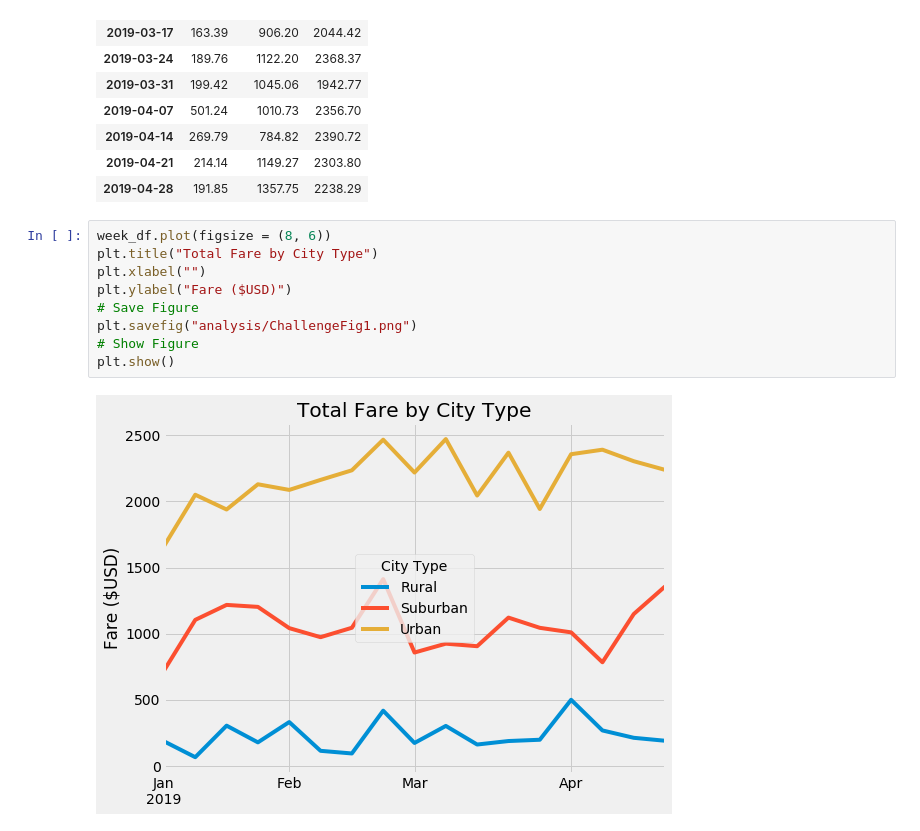
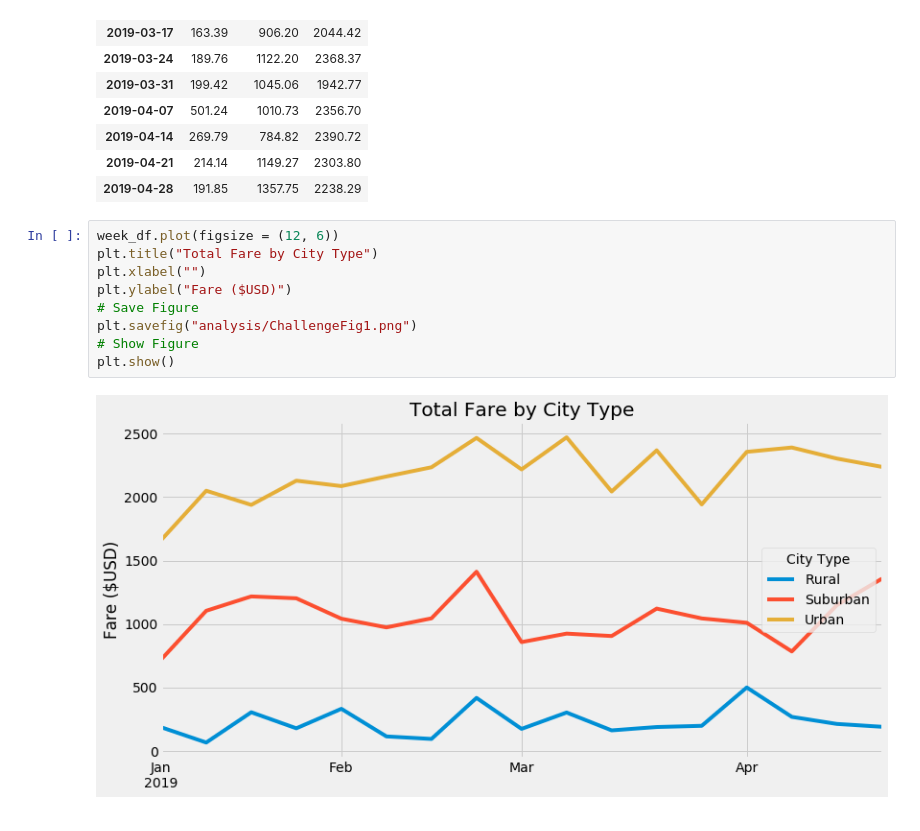
Before and after one commit to Cwall4/PyBer_Analysis, a Jupyter notebook: PyBer_Challenge.ipynb, the cells around one changed output. Cells and saved outputs as stored; diff of their text form.

```diff
--- a/PyBer_Challenge.ipynb
+++ b/PyBer_Challenge.ipynb
@@ -168,13 +168,13 @@ week_df
 | 2019-04-21 | 214.14 | 1149.27 | 2303.80 |
 | 2019-04-28 | 191.85 | 1357.75 | 2238.29 |
 # %%
-week_df.plot(figsize = (8, 6))
+week_df.plot(figsize = (12, 6))
 plt.title("Total Fare by City Type")
 plt.xlabel("")
 plt.ylabel("Fare ($USD)")
 # Save Figure
 plt.savefig("analysis/ChallengeFig1.png")
 # Show Figure
 plt.show()
 # %% [output]
-[figure, old version]
+[figure, new version]
```
